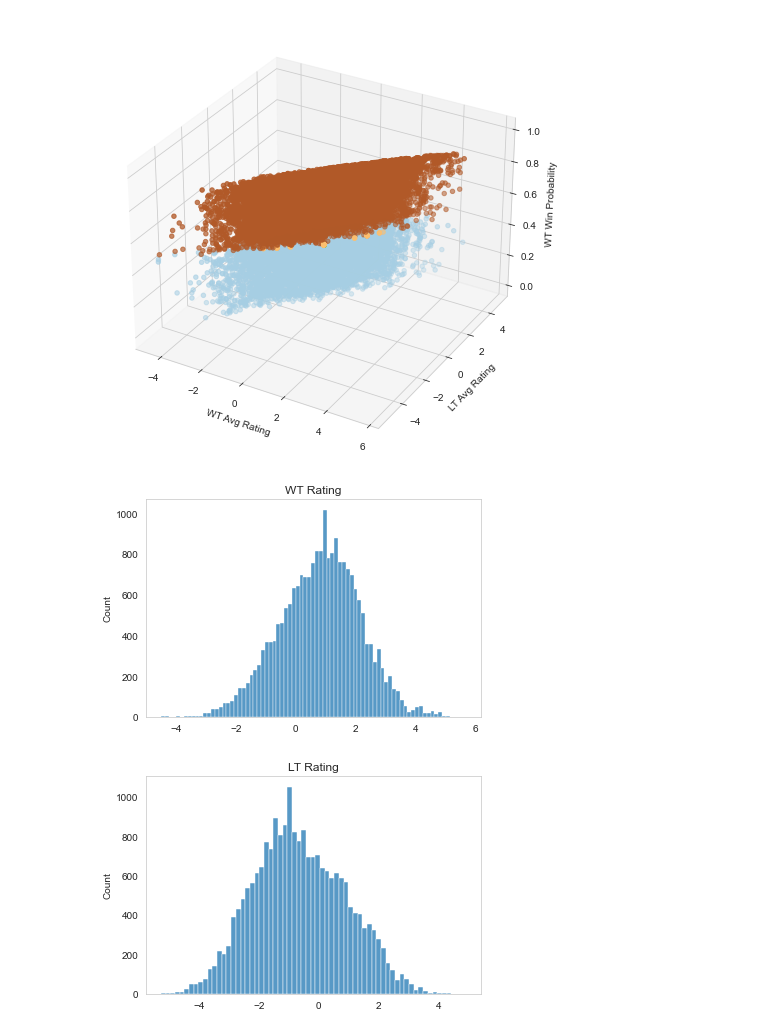
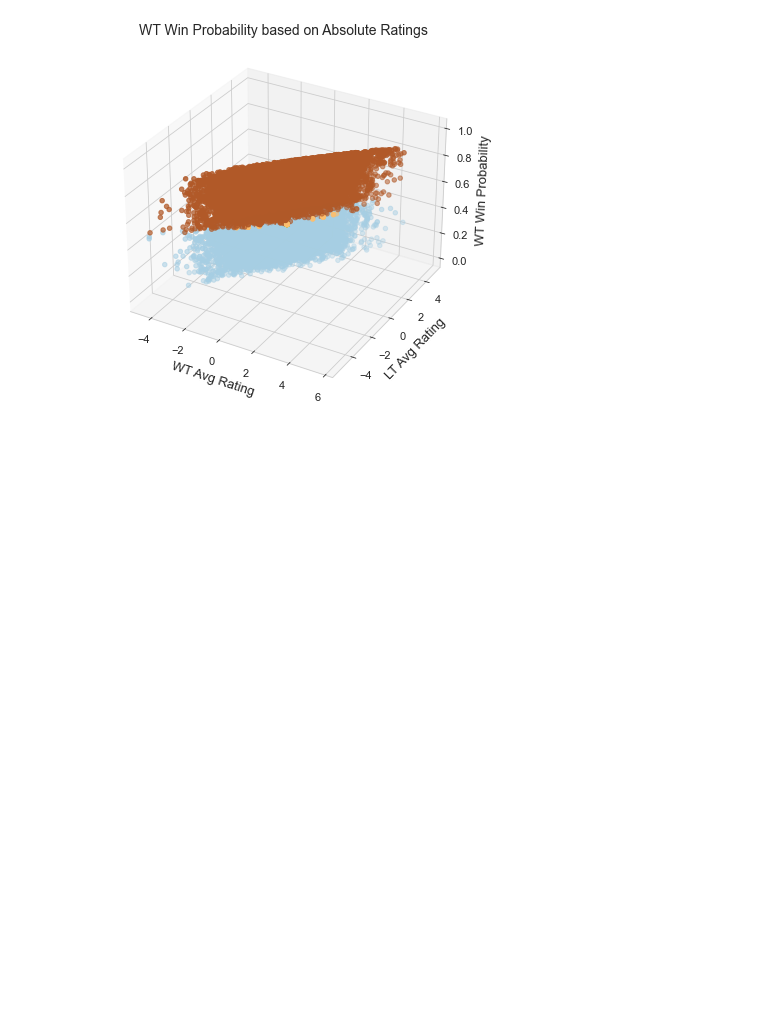
Before and after one commit to C-Stewart-GH/SMU_Capstone_Project, a Jupyter notebook: Visualizations/True_Skill_Through_Time_viz.ipynb, the cells around one changed output. Cells and saved outputs as stored; diff of their text form; code cells hidden in the pictures; blank space fills up the shorter version.

```diff
--- a/Visualizations/True_Skill_Through_Time_viz.ipynb
+++ b/Visualizations/True_Skill_Through_Time_viz.ipynb
@@ -7,0 +10,14 @@ import bz2
+# %%
+#Plot Text Size Control
+SMALL_SIZE = 11
+MEDIUM_SIZE = 13
+BIGGER_SIZE = 14
+
+plt.rc('font', size=SMALL_SIZE)          # controls default text sizes
+plt.rc('axes', titlesize=BIGGER_SIZE)    # fontsize of the plot title
+plt.rc('axes', labelsize=MEDIUM_SIZE)    # fontsize of the x and y labels
+plt.rc('xtick', labelsize=SMALL_SIZE)    # fontsize of the tick labels
+plt.rc('ytick', labelsize=SMALL_SIZE)    # fontsize of the tick labels
+plt.rc('legend', fontsize=SMALL_SIZE)    # legend fontsize
+
+plt.rcParams['figure.figsize'] = (12, 5)
@@ -207,61 +206,33 @@ Training Size: 30000
 
 #Analyze outputs from optimized model
 acc,outputs=run_simulation(vball=vball,train_size=30000,mu_val=0,sigma_val=2.5,beta_val=0.5,gamma_val=0.03)
 
 #Outputs contain: Binary Outcome, WT avg mu, LT avg mu, WT skill gap, LT skill gap, % points won, and % chance of winning
 #Understand skill range and gap range
 out_array_labels=['game_outcome', 'WT avg mu', 'LT avg mu', 'WT skill gap', 'LT skill gap',' % points won', '% win estimate']
 out_array=np.array(outputs)
 out_array.shape
 out_array[0]
 
 #Visualize Data
-import seaborn as sns
-from mpl_toolkits.mplot3d import Axes3D
 
 #3D Plot WT Rating, LT Rating, and WT Win Probability
 sns.set_style("whitegrid", {'axes.grid' : False})
 
-fig = plt.figure(figsize=(6,6))
+fig = plt.figure()
 
 ax = Axes3D(fig)
 
 x = out_array[:,1]
 y = out_array[:,2]
 z = out_array[:,6]
 
 ax.scatter(x, y, z, c=out_array[:,0],cmap='Paired', marker='o')
 ax.set_xlabel('WT Avg Rating')
 ax.set_ylabel('LT Avg Rating')
 ax.set_zlabel('WT Win Probability')
+ax.set_title('WT Win Probability based on Absolute Ratings')
 
 plt.show()
-
-#WT Rating Histogram
-sns.histplot(out_array[:,1])
-plt.title('WT Rating')
-plt.show()
-
-#LT Rating Histogram
-sns.histplot(out_array[:,2])
-plt.title('LT Rating')
-plt.show()
-
-#Distribution of ratings of winning team when correct vs incorrect
-sns.histplot(out_array, x=out_array[:,1], hue=out_array[:,0], element="step",color='blue')
-plt.title('WT vs. LT Rating')
-plt.show()
-
-#Rating Gap and WT Probability
-plt.scatter(out_array[:,1]-out_array[:,2],out_array[:,6])
-plt.title('Skill Gap and Win Probability')
-plt.xlabel('Skill Gap')
-plt.ylabel('Win Probability')
-plt.show()
-
-
-#Outputs contain: Binary Outcome, WT avg mu, LT avg mu, WT skill gap, LT skill gap, % points won, and % chance of winning
 # %% [output]
-[figure, old version]
+[figure, new version]
-[figure, removed]
-[figure, removed]
```
Also changed, not shown: parts of 16 cells of this notebook, 2 other files.
